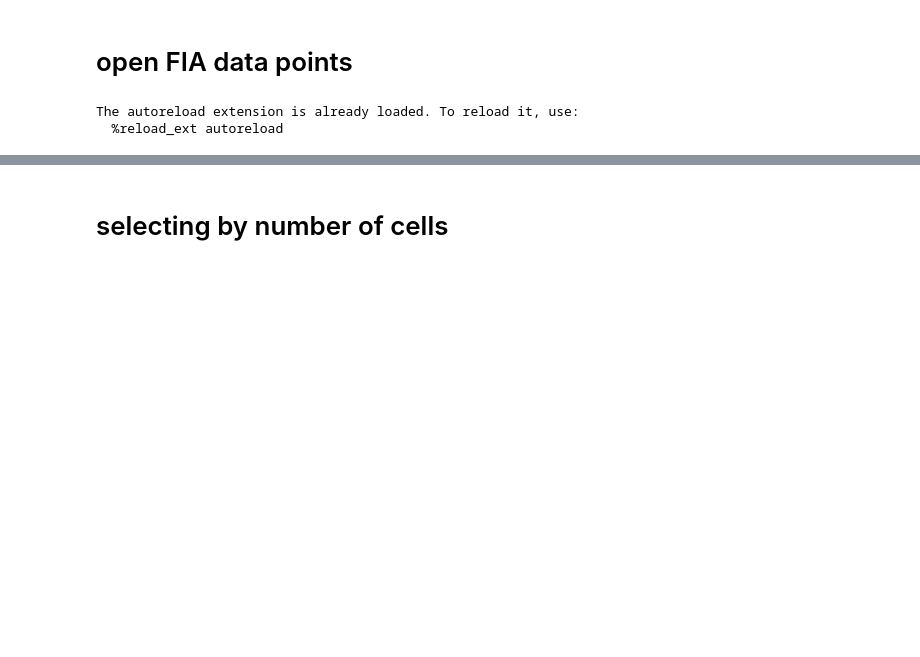
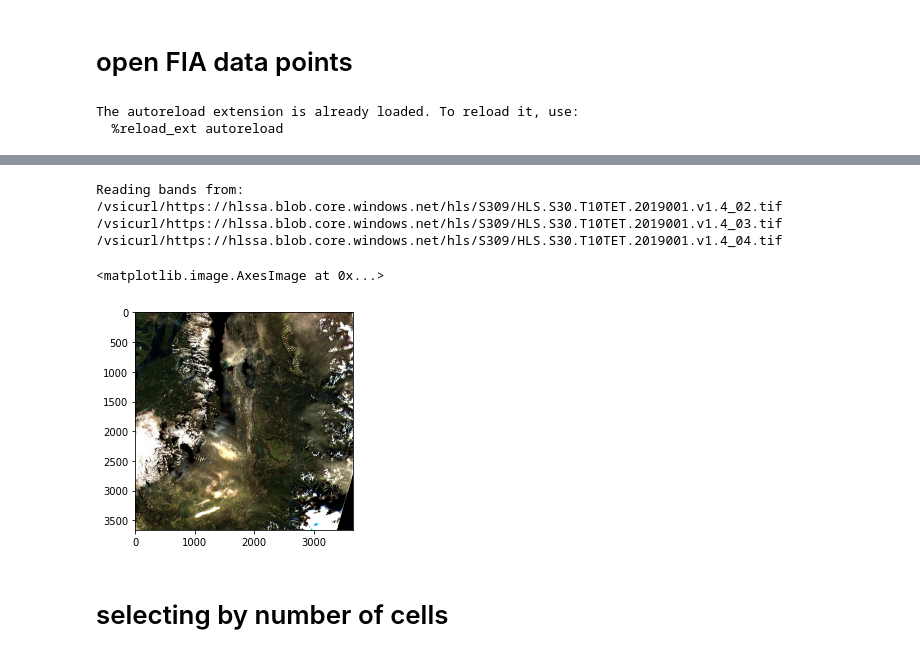
Before and after one commit to tonychang-cspinc/AIforEarth-Forest-Disturbance, a Jupyter notebook: notebooks/05-Azure-Storage-HLS-sampling.ipynb, the cells around one changed output, grey strips where cells are left out. Drawn from its saved outputs; the diff is of its cells as text; code cells hidden in the pictures; blank space fills up the shorter version.

```diff
--- a/notebooks/05-Azure-Storage-HLS-sampling.ipynb
+++ b/notebooks/05-Azure-Storage-HLS-sampling.ipynb
@@ -69,0 +125,20 @@ state_shape = state.geometry
+# %%
+# Specify a location and year of interest
+lat = 47.6101; lon = -122.2015 # Bellevue, WA
+
+year = '2019'
+daynum = '109'    # 1-indexed day-of-year
+folder = 'S309'   # 'S309' for Sentinel, 'L309' for Landsat
+product = 'S30'   # 'S30' for Sentinel, 'L30' for Landsat
+year = '2019'
+
+tile_id = azt.lat_lon_to_hls_tile_id(lat,lon)
+assert tile_id is not None, 'Invalid lat/lon'
+prefix = folder + '/HLS.' + product + '.T' + tile_id + '.' + year
+
+print('Finding tiles with prefix {}'.format(prefix))
+matches = azt.list_available_tiles(prefix)
+assert len(matches) > 0, 'No matching tiles'
+
+blob_name = matches[0]
+print('Found {} matching tiles, using file {}'.format(len(matches),blob_name))
@@ -70,3 +175,34 @@ state_shape = state.geometry
+# %%
+# Bands 2, 3, and 4 are B, G, and R in Sentinel-2 HLS images
+
+base_url = '/vsicurl/' + hls_blob_root + '/' + blob_name
+band2_url = re.sub('_(\d+).tif','_02.tif',base_url)
+band3_url = re.sub('_(\d+).tif','_03.tif',base_url)
+band4_url = re.sub('_(\d+).tif','_04.tif',base_url)
+print('Reading bands from:\n{}\n{}\n{}'.format(band2_url,band3_url,band4_url))
+
+band2 = rasterio.open(band2_url)
+band3 = rasterio.open(band3_url)
+band4 = rasterio.open(band4_url)
+
+norm_value = 2000
+image_data = []
+for band in [band4,band3,band2]:
+    band_array = band.read(1)
+    band_array = band_array / norm_value
+    image_data.append(band_array)
+    band.close()
+
+rgb = np.dstack((image_data[0],image_data[1],image_data[2]))
+np.clip(rgb,0,1,rgb)
+plt.imshow(rgb)
+# %% [output]
+Reading bands from:
+/vsicurl/https://hlssa.blob.core.windows.net/hls/S309/HLS.S30.T10TET.2019001.v1.4_02.tif
+/vsicurl/https://hlssa.blob.core.windows.net/hls/S309/HLS.S30.T10TET.2019001.v1.4_03.tif
+/vsicurl/https://hlssa.blob.core.windows.net/hls/S309/HLS.S30.T10TET.2019001.v1.4_04.tif
+<matplotlib.image.AxesImage at 0x...>
+[figure, added]
 # %%
 '''
 run this if you are hoping to build your URL list
```
Also changed, not shown: parts of 3 cells of this notebook, 6 other files.
